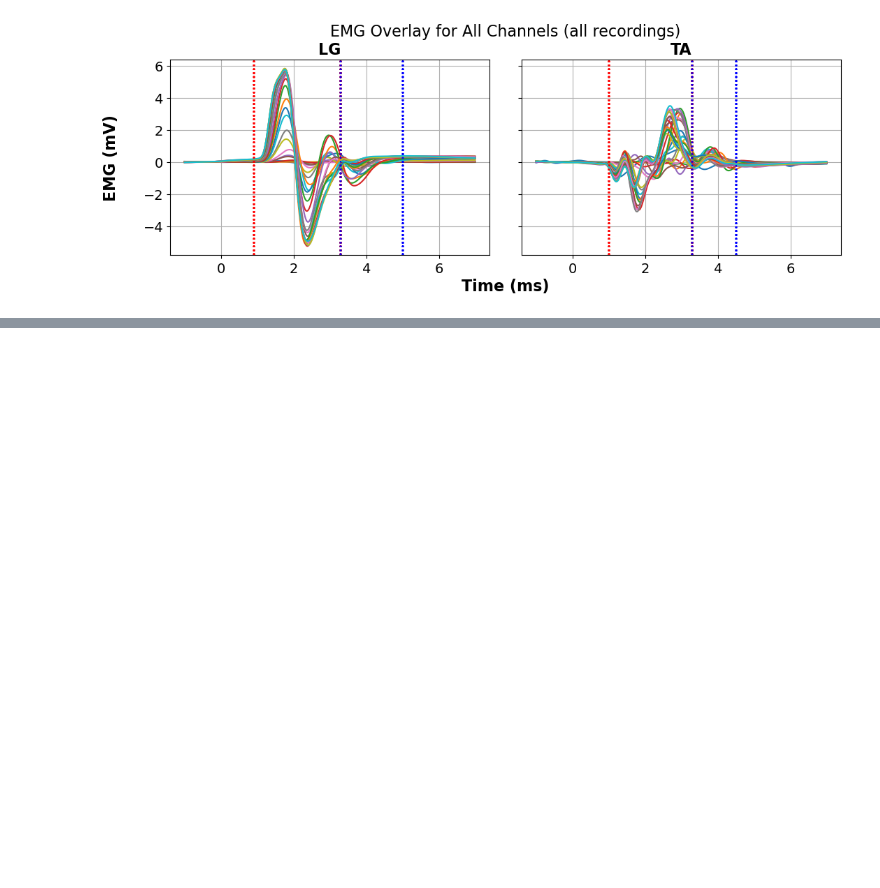
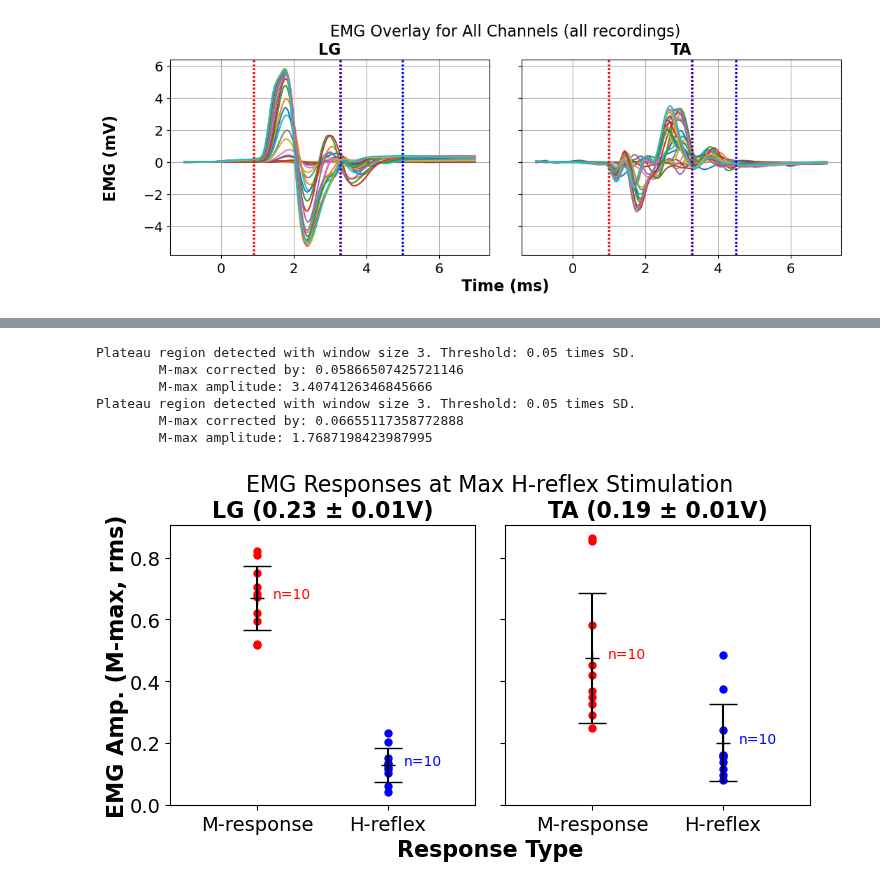
Before and after one commit to AEWorthy/MonStim-Analyzer, a Jupyter notebook: main.ipynb, the cells around one changed output, grey strips where cells are left out. Cells and saved outputs as stored; diff of their text form; code cells hidden in the pictures; blank space fills up the shorter version.

```diff
--- a/main.ipynb
+++ b/main.ipynb
@@ -106,0 +114,11 @@ Plateau region detected with window size 3. Threshold: 0.05 times SD.
+# %%
+# Visualize the entire dataset's avereaged reflex values at H-max with this method of the dataset object.
+dataset_oi.plot(plot_type = 'maxH', channel_names=channel_names, relative_to_mmax=True)
+# %% [output]
+Plateau region detected with window size 3. Threshold: 0.05 times SD.
+        M-max corrected by: 0.05866507425721146
+        M-max amplitude: 3.4074126346845666
+Plateau region detected with window size 3. Threshold: 0.05 times SD.
+        M-max corrected by: 0.06655117358772888
+        M-max amplitude: 1.7687198423987995
+[figure, added]
```
Also changed, not shown: parts of 7 cells of this notebook, 5 other files.
